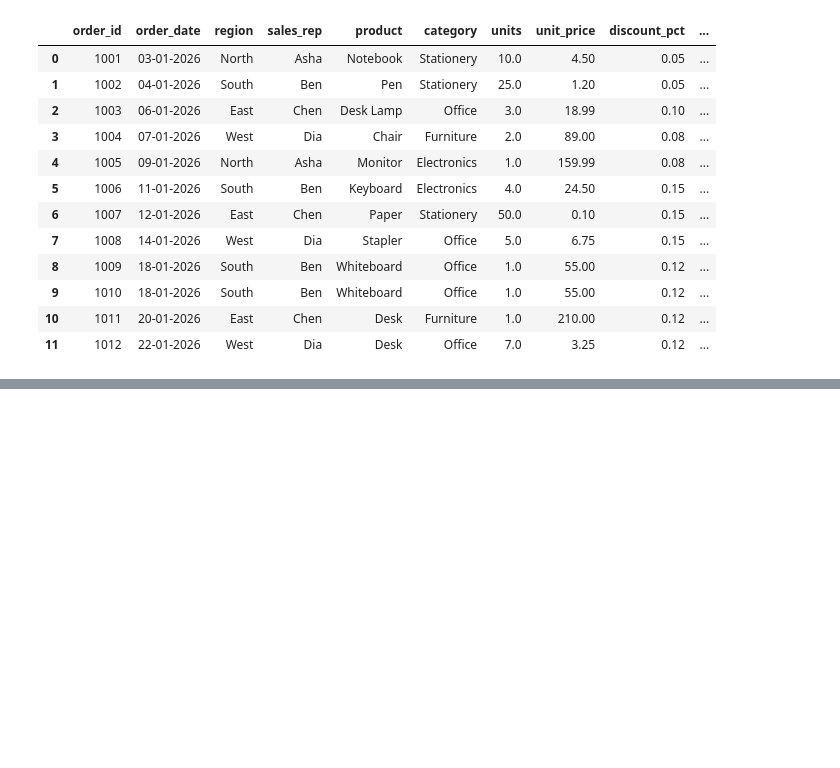
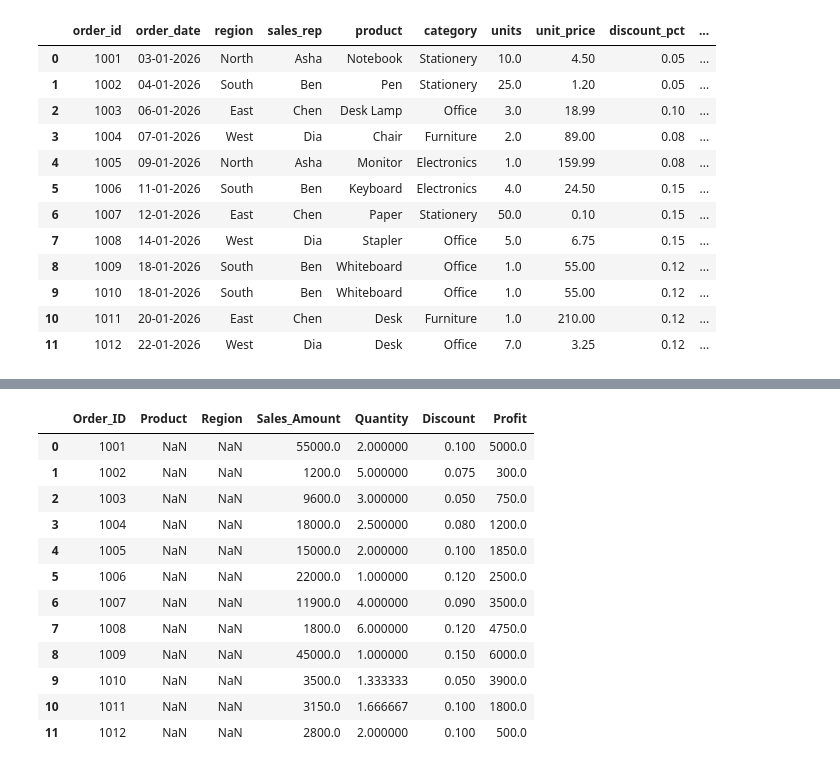
Before and after one commit to NishmthaM/Python_pandas, a Jupyter notebook: Python_Pandas.ipynb, the cells around one changed output, grey strips where cells are left out. Drawn from its saved outputs; the diff is of its cells as text; code cells hidden in the pictures; blank space fills up the shorter version.

```diff
--- a/Python_Pandas.ipynb
+++ b/Python_Pandas.ipynb
@@ -1446,0 +1475,22 @@ a
+# %%
+# to fill missing value automatically
+
+# a.interpolate() it will not work on alphabets only accepts when it is numerical
+
+a = a.apply(pd.to_numeric, errors='coerce')
+a = a.interpolate()
+a
+# %% [output]
+|  | Order_ID | Product | Region | Sales_Amount | Quantity | Discount | Profit |
+| 0 | 1001 | NaN | NaN | 55000.0 | 2.000000 | 0.100 | 5000.0 |
+| 1 | 1002 | NaN | NaN | 1200.0 | 5.000000 | 0.075 | 300.0 |
+| 2 | 1003 | NaN | NaN | 9600.0 | 3.000000 | 0.050 | 750.0 |
+| 3 | 1004 | NaN | NaN | 18000.0 | 2.500000 | 0.080 | 1200.0 |
+| 4 | 1005 | NaN | NaN | 15000.0 | 2.000000 | 0.100 | 1850.0 |
+| 5 | 1006 | NaN | NaN | 22000.0 | 1.000000 | 0.120 | 2500.0 |
+| 6 | 1007 | NaN | NaN | 11900.0 | 4.000000 | 0.090 | 3500.0 |
+| 7 | 1008 | NaN | NaN | 1800.0 | 6.000000 | 0.120 | 4750.0 |
+| 8 | 1009 | NaN | NaN | 45000.0 | 1.000000 | 0.150 | 6000.0 |
+| 9 | 1010 | NaN | NaN | 3500.0 | 1.333333 | 0.050 | 3900.0 |
+| 10 | 1011 | NaN | NaN | 3150.0 | 1.666667 | 0.100 | 1800.0 |
+| 11 | 1012 | NaN | NaN | 2800.0 | 2.000000 | 0.100 | 500.0 |
```
Also changed, not shown: parts of 19 cells of this notebook.
